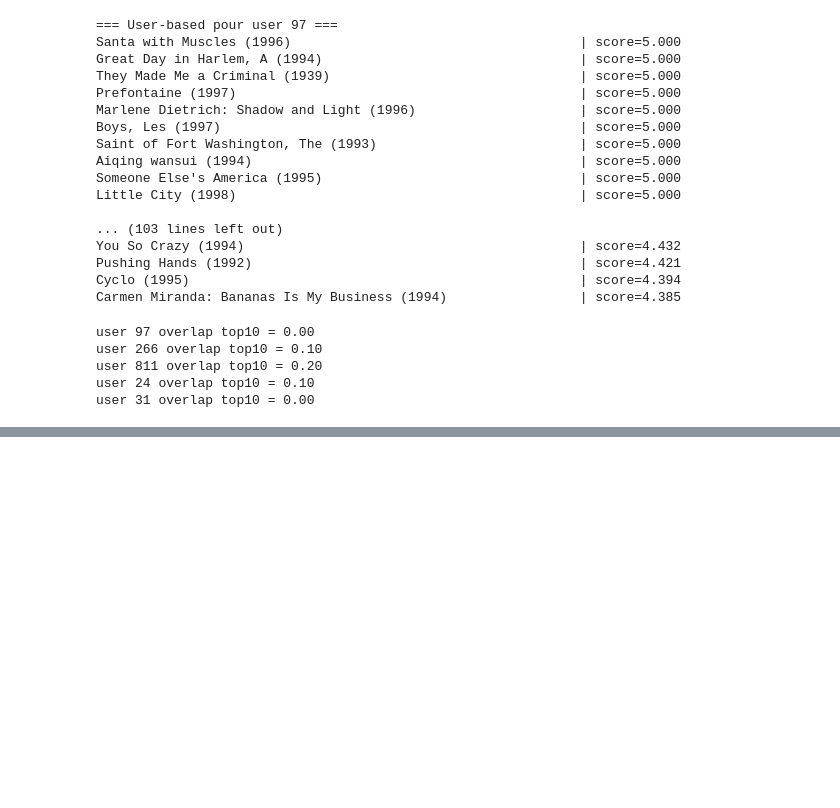
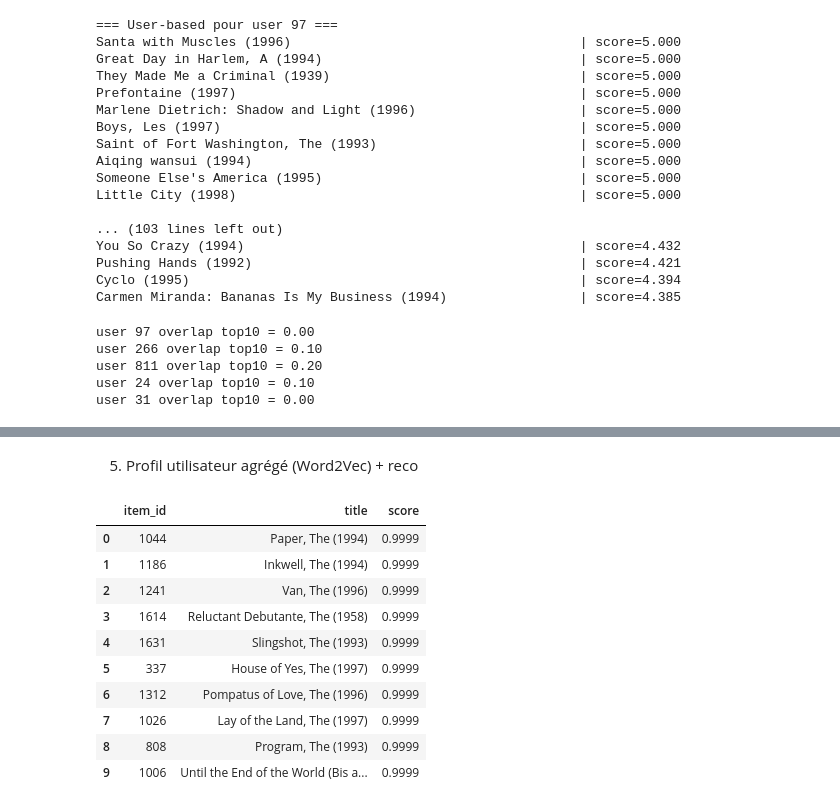
Before and after one commit to fomen2001/systeme-de-recommandation, a Jupyter notebook: projet-sys-recommand-M22.ipynb, the cells around one changed output, grey strips where cells are left out. Drawn from its saved outputs; the diff is of its cells as text; code cells hidden in the pictures; blank space fills up the shorter version.

```diff
--- a/projet-sys-recommand-M22.ipynb
+++ b/projet-sys-recommand-M22.ipynb
@@ -363,0 +542,52 @@ user 31 overlap top10 = 0.00
+# %% [markdown]
+5) Profil utilisateur agrégé (Word2Vec) + reco
+# %%
+from sklearn.metrics.pairwise import cosine_similarity
+
+def user_profile_w2v(user_id, ratings_df, X_items, center=3.0):
+    ur = ratings_df[ratings_df["user_id"] == user_id][["item_id","rating"]]
+    ur = ur[ur["item_id"].isin(movie_id_to_idx)]
+    if ur.empty:
+        return None
+
+    idxs = ur["item_id"].map(movie_id_to_idx).values
+    w = (ur["rating"].values - center).astype(float)
+
+    mask = w > 0
+    if mask.sum() == 0:
+        return None
+    idxs = idxs[mask]
+    w = w[mask]
+
+    prof = (X_items[idxs] * w[:, None]).sum(axis=0) / w.sum()
+    return prof
+
+def recommend_content_w2v(user_id, ratings_df, movie_profiles, X_items, topn=10):
+    prof = user_profile_w2v(user_id, ratings_df, X_items)
+    if prof is None:
+        return pd.DataFrame(columns=["item_id","title","score"])
+
+    scores = cosine_similarity(prof.reshape(1,-1), X_items).ravel()
+    seen = set(ratings_df[ratings_df["user_id"] == user_id]["item_id"].tolist())
+
+    rec_idx = [i for i, mid in enumerate(movie_profiles["item_id"]) if mid not in seen]
+    best = sorted(rec_idx, key=lambda i: scores[i], reverse=True)[:topn]
+
+    out = movie_profiles.iloc[best][["item_id","title"]].copy()
+    out["score"] = [scores[i] for i in best]
+    out["score"] = out["score"].round(4)
+    return out.reset_index(drop=True)
+
+recommend_content_w2v(1, ratings, movie_profiles, X_w2v, topn=10)
+# %% [output]
+|  | item_id | title | score |
+| 0 | 1044 | Paper, The (1994) | 0.9999 |
+| 1 | 1186 | Inkwell, The (1994) | 0.9999 |
+| 2 | 1241 | Van, The (1996) | 0.9999 |
+| 3 | 1614 | Reluctant Debutante, The (1958) | 0.9999 |
+| 4 | 1631 | Slingshot, The (1993) | 0.9999 |
+| 5 | 337 | House of Yes, The (1997) | 0.9999 |
+| 6 | 1312 | Pompatus of Love, The (1996) | 0.9999 |
+| 7 | 1026 | Lay of the Land, The (1997) | 0.9999 |
+| 8 | 808 | Program, The (1993) | 0.9999 |
+| 9 | 1006 | Until the End of the World (Bis a... | 0.9999 |
```
Also changed, not shown: parts of 14 cells of this notebook, 1 other file.
